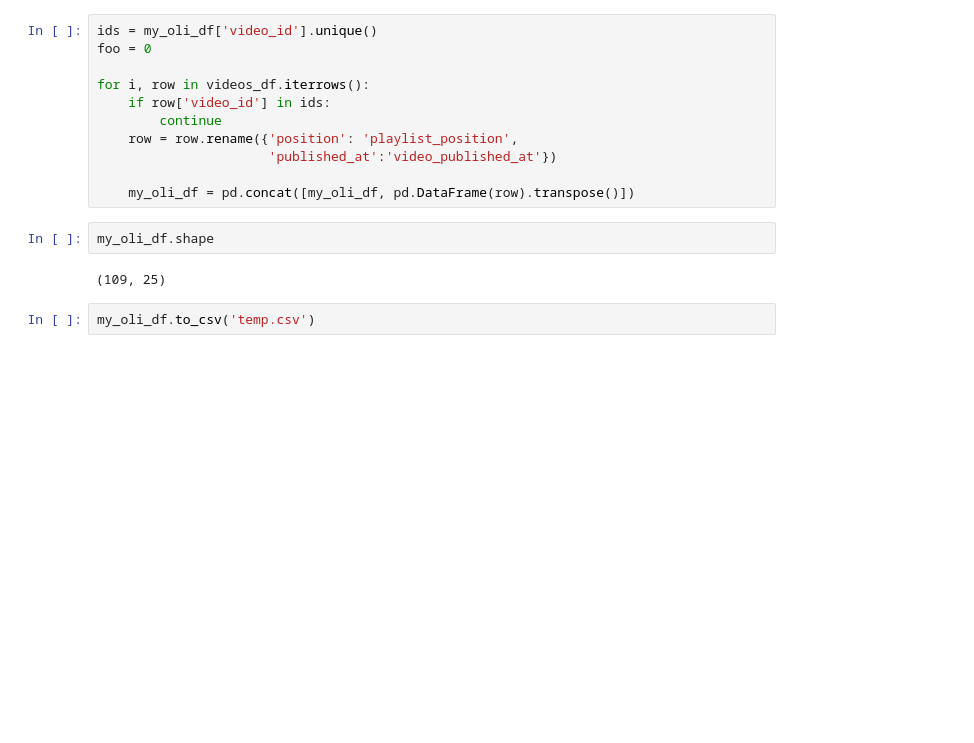
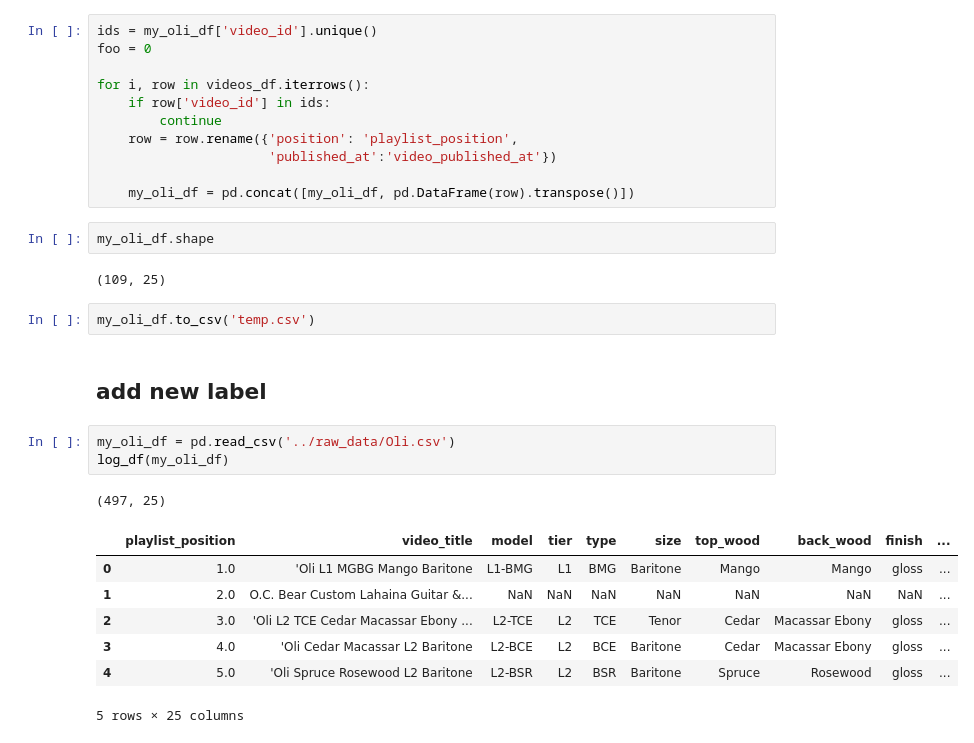
Before and after one commit to wykhuh/oli-database, a Jupyter notebook: notebooks/update_oli_file.ipynb, the cells around one changed output. Cells and saved outputs as stored; diff of their text form; blank space fills up the shorter version.

```diff
--- a/notebooks/update_oli_file.ipynb
+++ b/notebooks/update_oli_file.ipynb
@@ -173,3 +173,17 @@ my_oli_df.shape
 (109, 25)
 # %%
 my_oli_df.to_csv('temp.csv')
+# %% [markdown]
+## add new label
+# %%
+my_oli_df = pd.read_csv('../raw_data/Oli.csv')
+log_df(my_oli_df)
+# %% [output]
+(497, 25)
+|  | playlist_position | video_title | model | tier | type | size | top_wood | back_wood | finish | ... |
+| 0 | 1.0 | 'Oli L1 MGBG Mango Baritone | L1-BMG | L1 | BMG | Baritone | Mango | Mango | gloss | ... |
+| 1 | 2.0 | O.C. Bear Custom Lahaina Guitar &... | NaN | NaN | NaN | NaN | NaN | NaN | NaN | ... |
+| 2 | 3.0 | 'Oli L2 TCE Cedar Macassar Ebony ... | L2-TCE | L2 | TCE | Tenor | Cedar | Macassar Ebony | gloss | ... |
+| 3 | 4.0 | 'Oli Cedar Macassar L2 Baritone | L2-BCE | L2 | BCE | Baritone | Cedar | Macassar Ebony | gloss | ... |
+| 4 | 5.0 | 'Oli Spruce Rosewood L2 Baritone | L2-BSR | L2 | BSR | Baritone | Spruce | Rosewood | gloss | ... |
+5 rows × 25 columns
```
Also changed, not shown: parts of 2 cells of this notebook, 2 other files.
